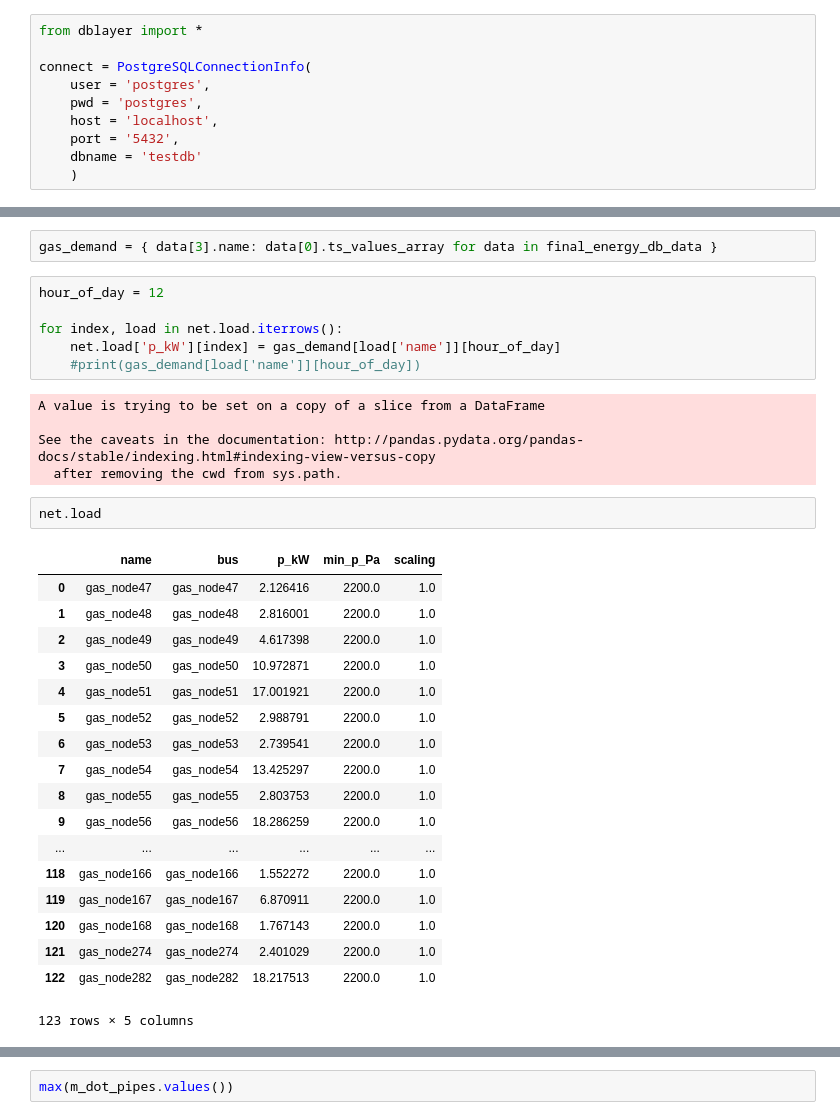
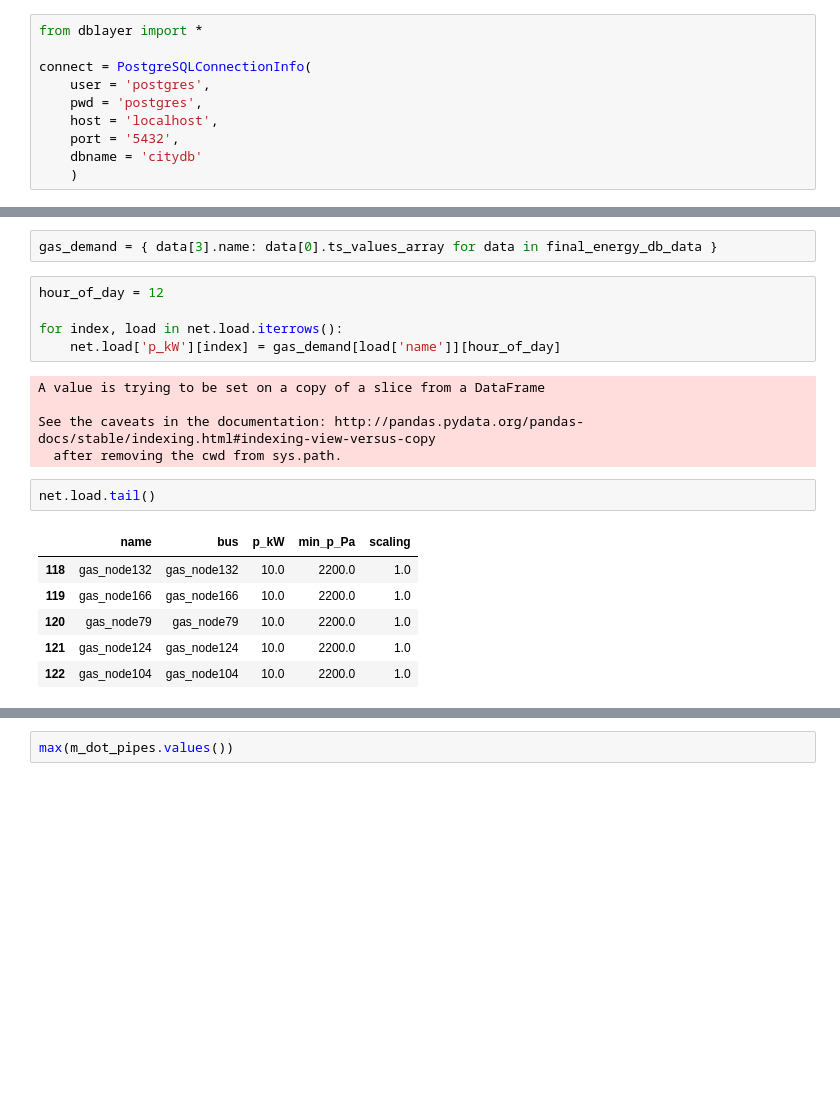
Before and after one commit to IntegrCiTy/DemoToolchain, a Jupyter notebook: read_db/GasNetworkReadDBAndSim.ipynb, the cells around one changed output, grey strips where cells are left out. Drawn from its saved outputs; the diff is of its cells as text; blank space fills up the shorter version.

Commit message:
added file .gitignore; fixed data paths; changed default name of 3DCityDB (citydb)

```diff
--- a/read_db/GasNetworkReadDBAndSim.ipynb
+++ b/read_db/GasNetworkReadDBAndSim.ipynb
@@ -6,7 +6,7 @@ connect = PostgreSQLConnectionInfo(
     pwd = 'postgres',
     host = 'localhost',
     port = '5432',
-    dbname = 'testdb'
+    dbname = 'citydb'
     )
 # %%
 from dblayer.sim.pandangas import *
@@ -58,33 +58,20 @@ hour_of_day = 12
 
 for index, load in net.load.iterrows():
     net.load['p_kW'][index] = gas_demand[load['name']][hour_of_day]
-    #print(gas_demand[load['name']][hour_of_day])
 # %% [output]
 A value is trying to be set on a copy of a slice from a DataFrame
 
 See the caveats in the documentation: http://pandas.pydata.org/pandas-docs/stable/indexing.html#indexing-view-versus-copy
   after removing the cwd from sys.path.
 # %%
-net.load
+net.load.tail()
 # %% [output]
 |  | name | bus | p_kW | min_p_Pa | scaling |
-| 0 | gas_node47 | gas_node47 | 2.126416 | 2200.0 | 1.0 |
-| 1 | gas_node48 | gas_node48 | 2.816001 | 2200.0 | 1.0 |
-| 2 | gas_node49 | gas_node49 | 4.617398 | 2200.0 | 1.0 |
-| 3 | gas_node50 | gas_node50 | 10.972871 | 2200.0 | 1.0 |
-| 4 | gas_node51 | gas_node51 | 17.001921 | 2200.0 | 1.0 |
-| 5 | gas_node52 | gas_node52 | 2.988791 | 2200.0 | 1.0 |
-| 6 | gas_node53 | gas_node53 | 2.739541 | 2200.0 | 1.0 |
-| 7 | gas_node54 | gas_node54 | 13.425297 | 2200.0 | 1.0 |
-| 8 | gas_node55 | gas_node55 | 2.803753 | 2200.0 | 1.0 |
-| 9 | gas_node56 | gas_node56 | 18.286259 | 2200.0 | 1.0 |
-| ... | ... | ... | ... | ... | ... |
-| 118 | gas_node166 | gas_node166 | 1.552272 | 2200.0 | 1.0 |
-| 119 | gas_node167 | gas_node167 | 6.870911 | 2200.0 | 1.0 |
-| 120 | gas_node168 | gas_node168 | 1.767143 | 2200.0 | 1.0 |
-| 121 | gas_node274 | gas_node274 | 2.401029 | 2200.0 | 1.0 |
-| 122 | gas_node282 | gas_node282 | 18.217513 | 2200.0 | 1.0 |
+| 118 | gas_node132 | gas_node132 | 10.0 | 2200.0 | 1.0 |
+| 119 | gas_node166 | gas_node166 | 10.0 | 2200.0 | 1.0 |
+| 120 | gas_node79 | gas_node79 | 10.0 | 2200.0 | 1.0 |
+| 121 | gas_node124 | gas_node124 | 10.0 | 2200.0 | 1.0 |
+| 122 | gas_node104 | gas_node104 | 10.0 | 2200.0 | 1.0 |
-123 rows × 5 columns
 # %%
 import pandangas.simulation as sim
 
```
Also changed, not shown: parts of 5 cells of this notebook, 3 other files.
